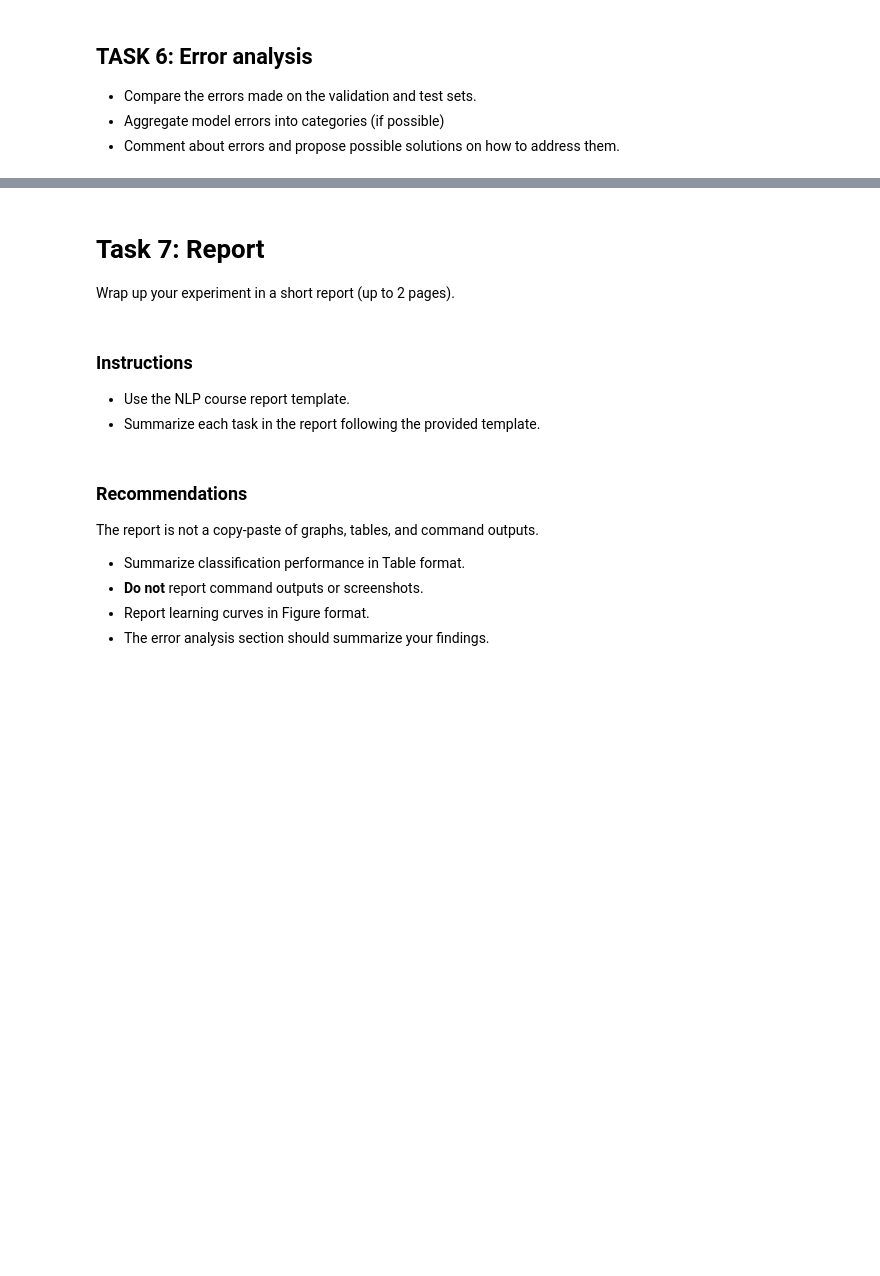
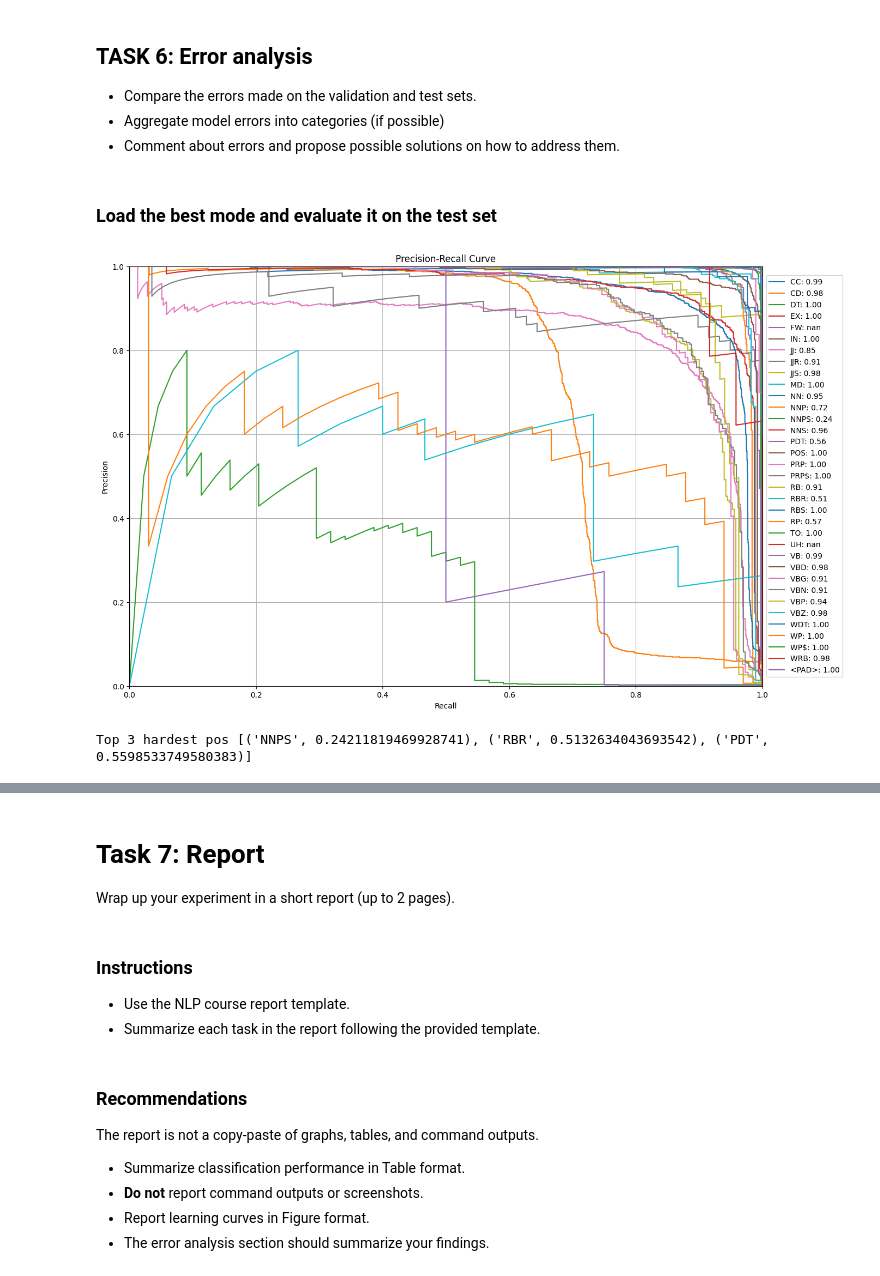
Before and after one commit to alessandrablasioli/NLP, a Jupyter notebook: A1/A1.ipynb, the cells around one changed output, grey strips where cells are left out. Drawn from its saved outputs; the diff is of its cells as text; code cells hidden in the pictures; blank space fills up the shorter version.

Commit message:
Added auc of precision recall curve, added confusion matrix and some stats about it

```diff
--- a/A1/A1.ipynb
+++ b/A1/A1.ipynb
@@ -799,3 +791,22 @@ val_f1_scores
 * Compare the errors made on the validation and test sets.
 * Aggregate model errors into categories (if possible)
 * Comment about errors and propose possible solutions on how to address them.
+# %% [markdown]
+### Load the best mode and evaluate it on the test set
+# %%
+def load_model(model_name, model_path):
+    if model_name == "baseline":
+        cls = BiLSTMModel
+    elif model_name == "model1":
+        cls = Model1
+    elif model_name == "model2":
+        cls = Model2
+    else:
+        raise ValueError(f"Model name {model_name} not recognized.")
+    hparams_path = Path(model_path).parent.parent / "hparams.yaml"
+    model = cls.load_from_checkpoint(model_path, hparams_file=hparams_path)
+    model.freeze()
+    return model\
+
+best_model = load_model(best_model_params["model_name"], best_model_params["model_path"])
+best_model
@@ -801,0 +819,54 @@ val_f1_scores
+# %%
+import matplotlib.pyplot as plt
+from torchmetrics import PrecisionRecallCurve
+
+precision_curve = PrecisionRecallCurve(task="multiclass", num_classes=best_model.output_dim)
+
+y_pred = torch.Tensor([])
+y_true = torch.empty(0, dtype=torch.long)
+
+for batch in test_loader:
+    x_batch, y_true_batch = batch
+    y_pred_batch = best_model(x_batch)
+    y_pred_batch = y_pred_batch.reshape(-1, best_model.output_dim)
+    y_true_batch = y_true_batch.reshape(-1)
+    y_pred = torch.cat((y_pred, y_pred_batch), dim=0)
+    y_true = torch.cat((y_true, y_true_batch), dim=0)
+
+
+curve = precision_curve(y_pred, y_true)
+precision, recall, _ = curve
+
+plt.figure(figsize=(15, 10))
+plt.title("Precision-Recall Curve")
+plt.xlabel("Recall")
+plt.ylabel("Precision")
+plt.xlim(0, 1)
+plt.ylim(0, 1)
+plt.grid()
+
+
+pos_to_auc = {}
+for i in range(best_model.output_dim):
+    pos_name = pos_vocab.lookup_token(i)
+
+    if pos_name in punctuation_and_symbol_pos:
+        continue
+
+    auc = -1 * torch.trapz(precision[i], recall[i])
+
+    pos_to_auc[pos_name] = auc.item()
+
+    plt.plot(recall[i], precision[i], label=f"{pos_name}: {auc:.2f}")
+
+plt.legend(loc="center left", bbox_to_anchor=(1, 0.5))
+plt.show()
+# %% [output]
+[figure, added]
+# %%
+
+top_k_hardest = 3
+hardest = sorted(pos_to_auc.items(), key=lambda x: x[1])[:top_k_hardest]
+print(f"Top 3 hardest pos {hardest}")
+# %% [output]
+Top 3 hardest pos [('NNPS', 0.24211819469928741), ('RBR', 0.5132634043693542), ('PDT', 0.5598533749580383)]
```
Also changed, not shown: parts of 14 cells of this notebook, 15 other files.
